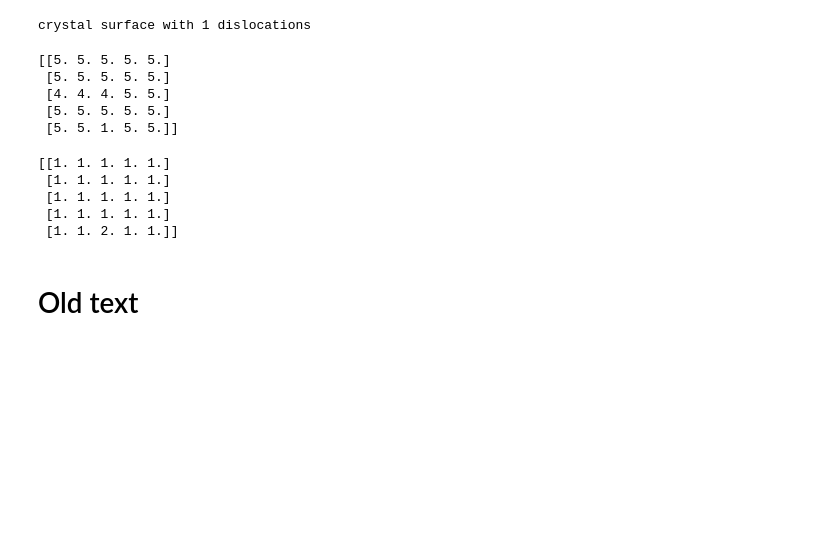
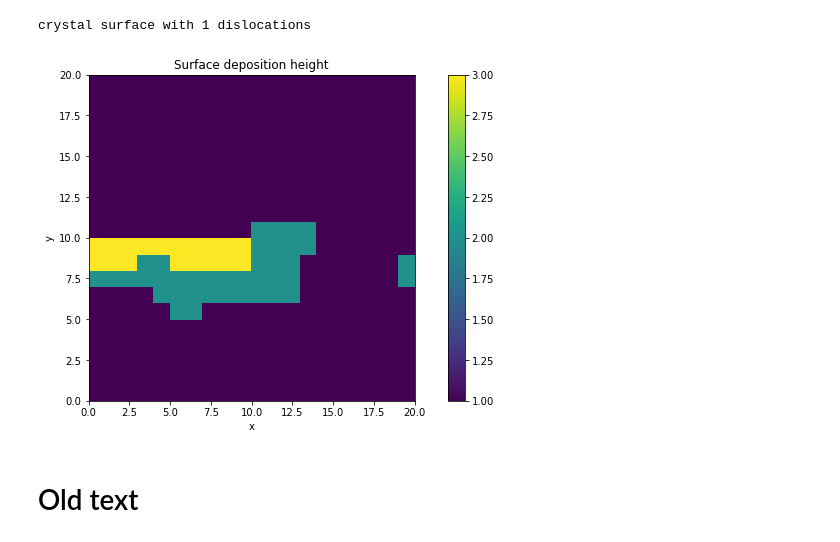
Before and after one commit to MG299792458/CompPhysProj3, a Jupyter notebook: Project_notes.ipynb, the cells around one changed output. Saved outputs shown, nothing was run; the diff lists cells and outputs as text; code cells hidden in the pictures; blank space fills up the shorter version.

Commit message:
SPIRAL GROWTH!!!

```diff
--- a/Project_notes.ipynb
+++ b/Project_notes.ipynb
@@ -1613,14 +1613,14 @@ class crystal():
 # %%
 import numpy as np
 from random import uniform, choice
-dims = [5, 5]
-mu = 4
-T = 10
+dims = [20, 20]
+mu = 1.5
+T = 4
 
 #dislocations
 face_1 = 0
-face_loc_1 = 2
-boundaries_1 = [0, 3]
+face_loc_1 = 10
+boundaries_1 = [0, 10]
 b_1 = 2
 
 test = crystal(dims, mu, T)
@@ -1630,23 +1634,18 @@ crystal surface with 1 dislocations
 # %%
-for i in range(20):
-    test.interaction()
+import matplotlib.pyplot as plt
+xr, yr = test.surface[:,:,-1].shape
+x, y = np.arange(xr+1), np.arange(yr+1)
+
+plt.figure(figsize=[12,6])
+plt.pcolor(x, y, test.surface[:,:,-50])
+plt.gca().set_aspect('equal')
+plt.title("Surface deposition height")
+plt.xlabel(r"x")
+plt.ylabel(r"y")
+plt.colorbar()
+plt.savefig('Spiral_Growth_v1.png')
+# %% [output]
+[figure, added]
-# %%
-
-print(test.neigh[:,:,-6])
-# %% [output]
-[[5. 5. 5. 5. 5.]
- [5. 5. 5. 5. 5.]
- [4. 4. 4. 5. 5.]
- [5. 5. 5. 5. 5.]
- [5. 5. 1. 5. 5.]]
-# %%
-print(test.surface[:,:,-6])
-# %% [output]
-[[1. 1. 1. 1. 1.]
- [1. 1. 1. 1. 1.]
- [1. 1. 1. 1. 1.]
- [1. 1. 1. 1. 1.]
- [1. 1. 2. 1. 1.]]
 # %% [markdown]
 # Old text
 # %% [markdown]
```
Also changed, not shown: parts of 2 cells of this notebook, 3 other files.
